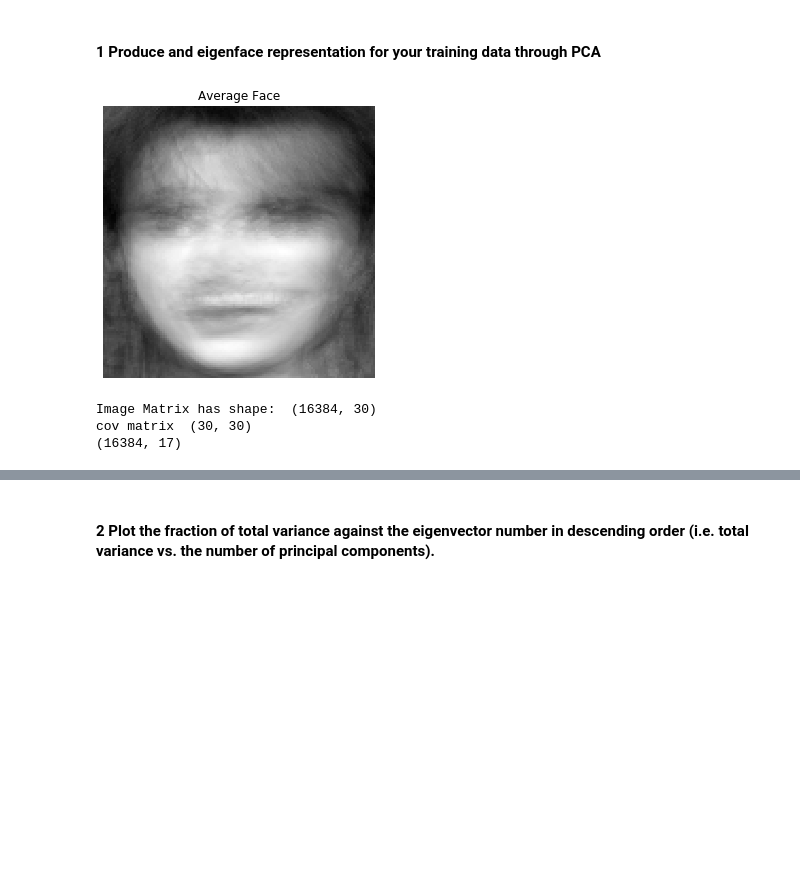
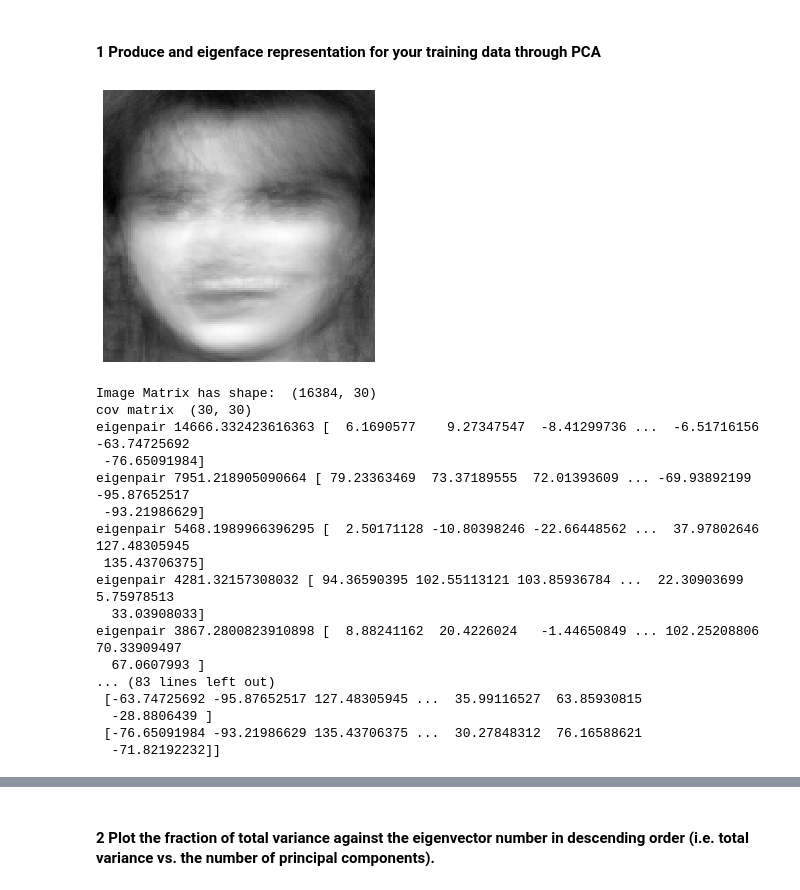
Before and after one commit to FulinHuang/Computer-Vision, a Jupyter notebook: A4_Face_Detection_Recognition/A4_Face_Detection_Recognition.ipynb, the cells around one changed output, grey strips where cells are left out. Drawn from its saved outputs; the diff is of its cells as text; code cells hidden in the pictures; blank space fills up the shorter version.

```diff
--- a/A4_Face_Detection_Recognition/A4_Face_Detection_Recognition.ipynb
+++ b/A4_Face_Detection_Recognition/A4_Face_Detection_Recognition.ipynb
@@ -87,9 +87,9 @@ for image in image_list:
 
 # Compute average face vector
 average_face = (image_sum/len(image_list)).ravel()
+
 average_face_image = average_face.reshape(128,128)
 plt.figure(figsize=(5,5))
-plt.title("Average Face")
 plt.imshow(average_face_image, cmap='gray'), plt.axis('off'), plt.show()
 
 # Normalize the training set
@@ -105,12 +105,14 @@ for i in range (0, len(new_image_vector_list)):
     plt.axis('off')
     plt.imshow(new_image_vector_list[i].reshape(128, 128), cmap='gray')
 
-# Calculate Covariance C = A^T*A (less computationaly expensive)
+
+# Calculate Covariance C = AA^T (less computationaly expensive)
 # Step 1) Concatenate vectors into a matrix
 image_matrix = new_image_vector_list[0]
 for i in range(1, len(new_image_vector_list)):
     b = new_image_vector_list[i]
     image_matrix = np.column_stack((image_matrix, b))
+
 print("Image Matrix has shape: ", image_matrix.shape)
 
 # Step 2) Calculate Covariance
@@ -126,41 +128,67 @@ eigen_pair = [(np.abs(eigenvalue[i]), eigenvector[i]) for i in range(len(eigenva
 #     print("old eigenvector", eigen_pair[i][1])
 
 new_eigenvector = []
 new_val = np.zeros(shape=(128,128)).ravel()
 for i in range(len(eigen_pair)):
     # We previously calculate eigenvectors for A^T*A
     # Eigenvectors for A*A^T are Ui = A*Vi
     new_val = np.dot(image_matrix, eigen_pair[i][1])
+#     print("New val", new_val)
     new_eigenvector.append(new_val)
+
+# print("new eigenvector ", new_eigenvector)
 
 # Update eigen_pair
 new_eigen_pair = [(eigen_pair[i][0], new_eigenvector[i]) for i in range(len(eigen_pair))]
 
 # Sort eigen-pair in descending form
 new_eigen_pair.sort(key=lambda x:x[0], reverse=True)
+for i in range(len(new_eigen_pair)):
+    print("eigenpair", new_eigen_pair[i][0], new_eigen_pair[i][1])
 
-# Variance of each component
-total = sum(eigenvalue)
-variance = [(i/total) for i in sorted(eigenvalue, reverse=True)]
+num_pair = len(new_eigen_pair)
+
+# Variance captured by eah component
+tot = sum(eigenvalue)
+var_exp = [(i/tot)*100 for i in sorted(eigenvalue, reverse=True)]
+print("var exp ", var_exp)
 
 # Total (Cumulative) sum
-cum_sum = np.cumsum(variance)
+cum_sum = np.cumsum(var_exp)
 cum_sum_reverse = np.flipud(cum_sum)
+print(cum_sum)
 
 k = 17  # Eigenvector Number used for calculation
 # Create a matrix correspond to the eigenvectors
 chosen_eigen_pair = new_eigen_pair[0][1].reshape(128*128,1)
 for i in range(1, k):
+    print(i)
     b = new_eigen_pair[i][1].reshape(128*128,1)
+#     print("chosen ", chosen_eigen_pair)
     chosen_eigen_pair = np.hstack((chosen_eigen_pair, b))
 
 new_matrix = chosen_eigen_pair
 print(new_matrix.shape)
+print("New matrix ", new_matrix)
 # %% [output]
-[figure, old version]
+[figure, new version]
 Image Matrix has shape:  (16384, 30)
 cov matrix  (30, 30)
-(16384, 17)
+eigenpair 14666.332423616363 [  6.1690577    9.27347547  -8.41299736 ...  -6.51716156 -63.74725692
+ -76.65091984]
+eigenpair 7951.218905090664 [ 79.23363469  73.37189555  72.01393609 ... -69.93892199 -95.87652517
+ -93.21986629]
+eigenpair 5468.1989966396295 [  2.50171128 -10.80398246 -22.66448562 ...  37.97802646 127.48305945
+ 135.43706375]
+eigenpair 4281.32157308032 [ 94.36590395 102.55113121 103.85936784 ...  22.30903699   5.75978513
+  33.03908033]
+eigenpair 3867.2800823910898 [  8.88241162  20.4226024   -1.44650849 ... 102.25208806  70.33909497
+  67.0607993 ]
+... (83 lines left out)
+ [-63.74725692 -95.87652517 127.48305945 ...  35.99116527  63.85930815
+  -28.8806439 ]
+ [-76.65091984 -93.21986629 135.43706375 ...  30.27848312  76.16588621
+  -71.82192232]]
 [figure]
 # %% [markdown]
 #### 2 Plot the fraction of total variance against the eigenvector number in descending order (i.e. total variance vs. the number of principal components).
```
Also changed, not shown: parts of 9 cells of this notebook.
